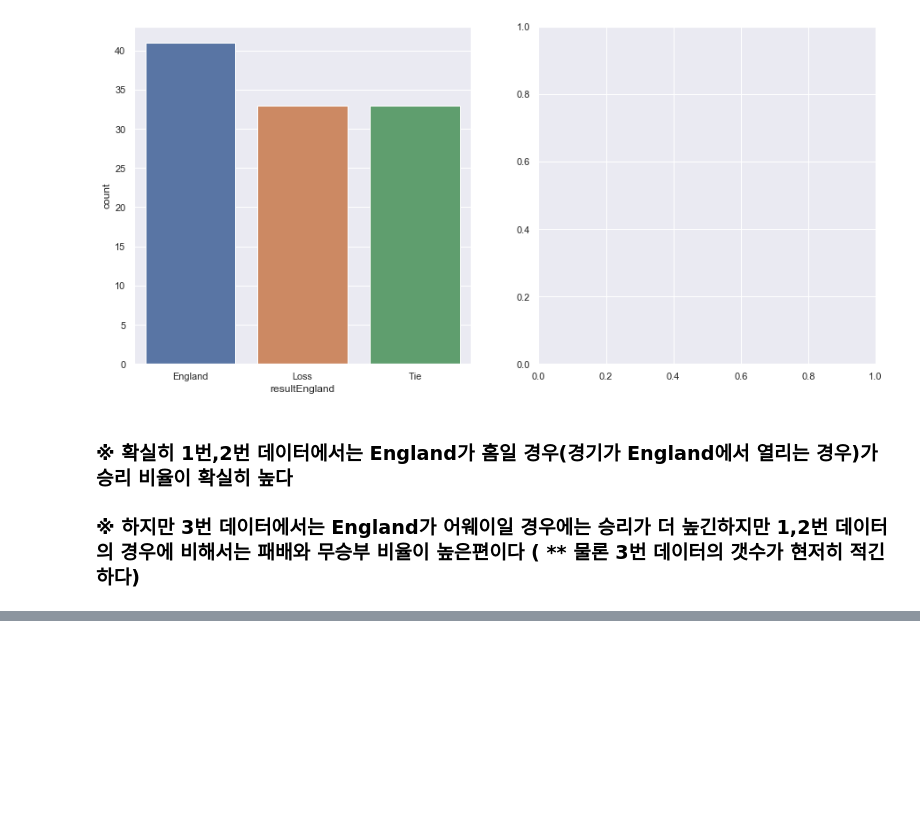
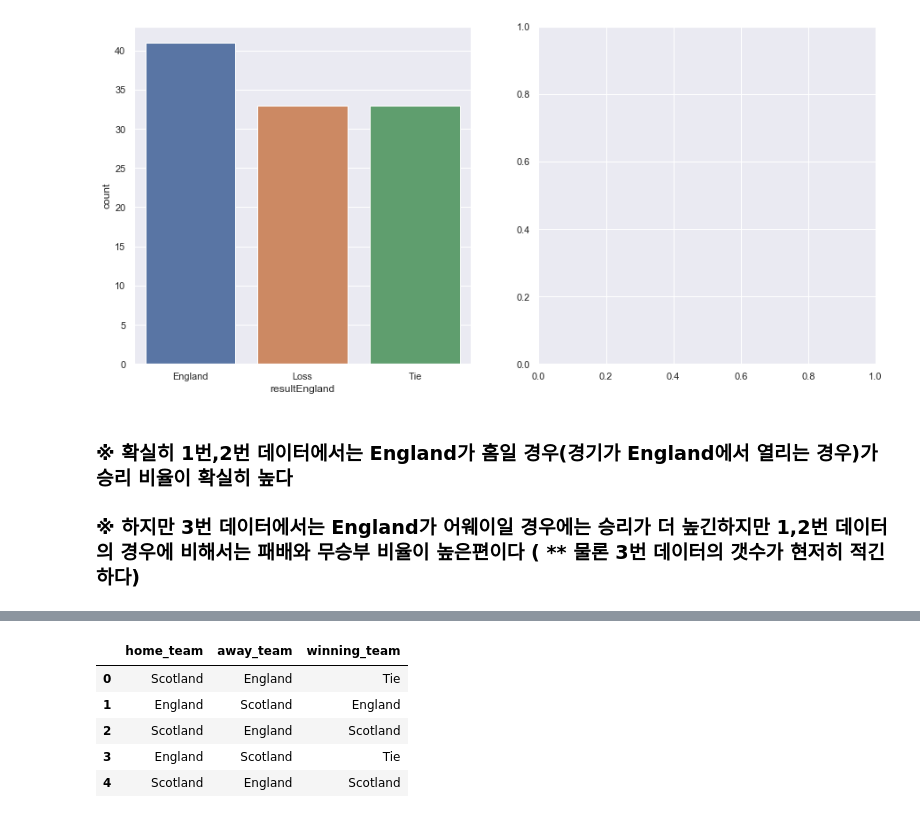
Before and after one commit to DSC-SCH/Predict_outcome_of_football_younghun, a Jupyter notebook: Prediction_based_on_national_matches.ipynb, the cells around one changed output, grey strips where cells are left out. Saved outputs shown, nothing was run; the diff lists cells and outputs as text; code cells hidden in the pictures; blank space fills up the shorter version.

```diff
--- a/Prediction_based_on_national_matches.ipynb
+++ b/Prediction_based_on_national_matches.ipynb
@@ -255,0 +260,9 @@ sns.countplot(x='resultEngland', data=dfwinrate_true, ax = ax[0])
+# %%
+# 홈/어웨이가 존재하는 데이터로 시험해보자
+match_team = ['England', 'Scotland']
+
+# England경기 데이터 중 'England vs Scotland'' 경기만 존재하는 데이터프레임으로 축소
+home_team = data_false_england[data_false_england['home_team'].isin(match_team)]
+away_team = data_false_england[data_false_england['away_team'].isin(match_team)]
+eng_scot_matches = pd.concat((home_team, away_team))
+eng_scot_matches.count()
@@ -255,0 +288,13 @@ sns.countplot(x='resultEngland', data=dfwinrate_true, ax = ax[0])
+# %%
+# 해당 데이터에서 필요없는 features 제거
+eng_scot_matches = eng_scot_matches.drop(['date','home_score','away_score','country','neutral'], axis=1)
+                                                                                    # neutral를 버리는 이유는 이미 neutral기준으로 데이터를 나눴기 때문
+# %%
+eng_scot_matches.head()
+# %% [output]
+|  | home_team | away_team | winning_team |
+| 0 | Scotland | England | Tie |
+| 1 | England | Scotland | England |
+| 2 | Scotland | England | Scotland |
+| 3 | England | Scotland | Tie |
+| 4 | Scotland | England | Scotland |
```
Also changed, not shown: parts of 11 cells of this notebook.
